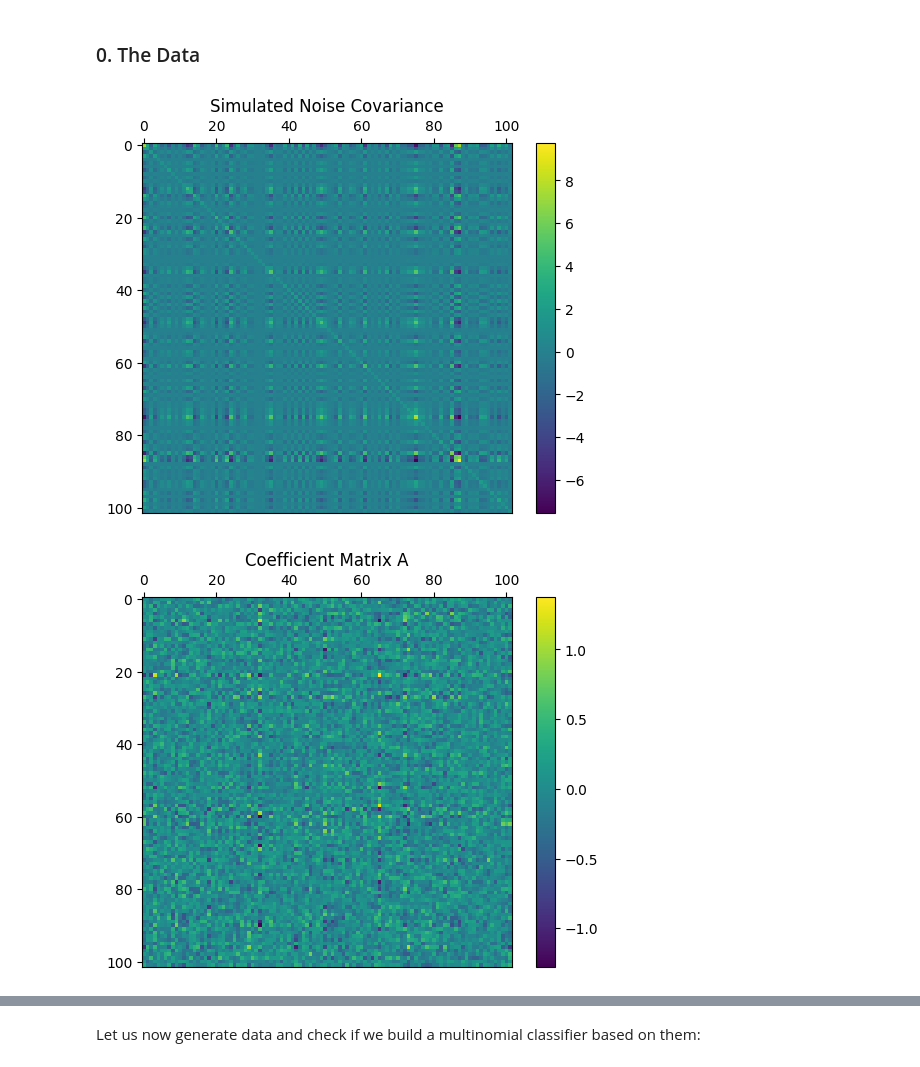
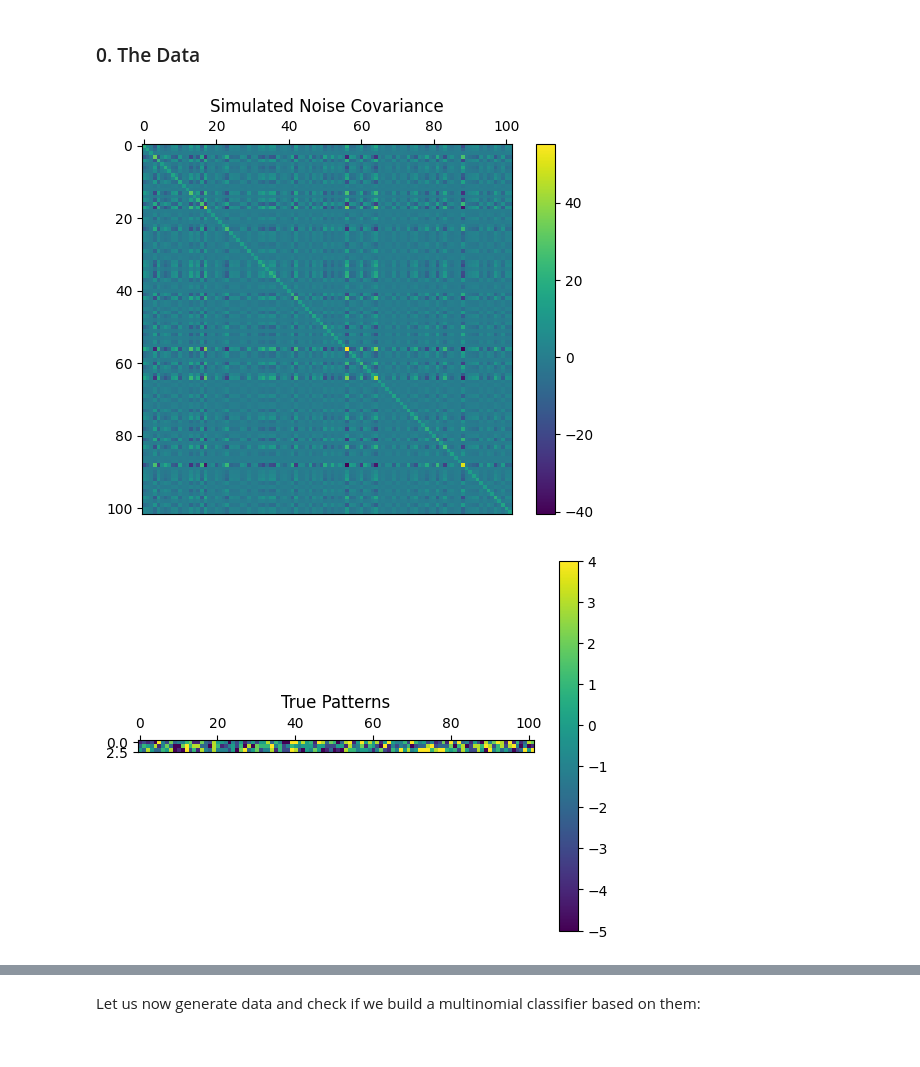
Before and after one commit to adkipnis/compositional-inference-experiment, a Jupyter notebook: simulation-test/spell-decoder.ipynb, the cells around one changed output, grey strips where cells are left out. Saved outputs shown, nothing was run; the diff lists cells and outputs as text; code cells hidden in the pictures.

```diff
--- a/simulation-test/spell-decoder.ipynb
+++ b/simulation-test/spell-decoder.ipynb
@@ -18,11 +18,12 @@ Then there exists a maximum likelihood estimator for $ B_s = (a_s, \mathbf A_s)$
 ### 0. The Data
 # %%
 nChan = 102 # number of magnetometer channels
-nObs = 30
+nObs = 10
 nSeconds = 5
-Hz = 20
+Hz = 100
 nSamples = nSeconds * Hz # 5 seconds of data at 20 Hz
 nSpells = 3
+snr = .5
 # %%
 def plotMat(matrix: np.ndarray, title: str) -> None:
     fig, ax = plt.subplots()
@@ -31,6 +32,12 @@ def plotMat(matrix: np.ndarray, title: str) -> None:
     plt.colorbar()
     ax.xaxis.tick_top()
 
+def genNoiseCovariance(nChan: int, var:float, cov:float) -> np.ndarray:
+    variance = var * np.eye(nChan)
+    covariance = cov * datasets.make_spd_matrix(nChan)
+    return variance + covariance
+
+
 def genPDMat(n: int) -> np.ndarray:
     A = np.random.randint(10, size=(n, n))
     _, eigenvectors = np.linalg.eig(A)
@@ -38,13 +45,14 @@ def genPDMat(n: int) -> np.ndarray:
     pdmat = eigenvectors @ np.diag(eigenvalues) @ np.linalg.inv(eigenvectors)
     return np.real(pdmat)
 
-var = 0.5
-sigma = datasets.make_spd_matrix(nChan) + var * np.eye(nChan)
-mus = [np.random.randint(low=-10, high=10, size=nChan) for _ in range(nSpells)]
+var = 10.
+sigma = genNoiseCovariance(nChan, 10., 5.)
+mus = [np.random.randint(low=-(var * snr), high=(var * snr), size=nChan) for _ in range(nSpells)]
 As = [genPDMat(nChan) for _ in range(nSpells)]
 # %%
 plotMat(sigma, "Simulated Noise Covariance")
+plotMat(mus, "True Patterns")
 plotMat(As[0], "Coefficient Matrix A")
 # %% [output]
-[figure, old version]
+[figure, new version]
-[figure, old version]
+[figure, new version]
```
Also changed, not shown: parts of 7 cells of this notebook.
